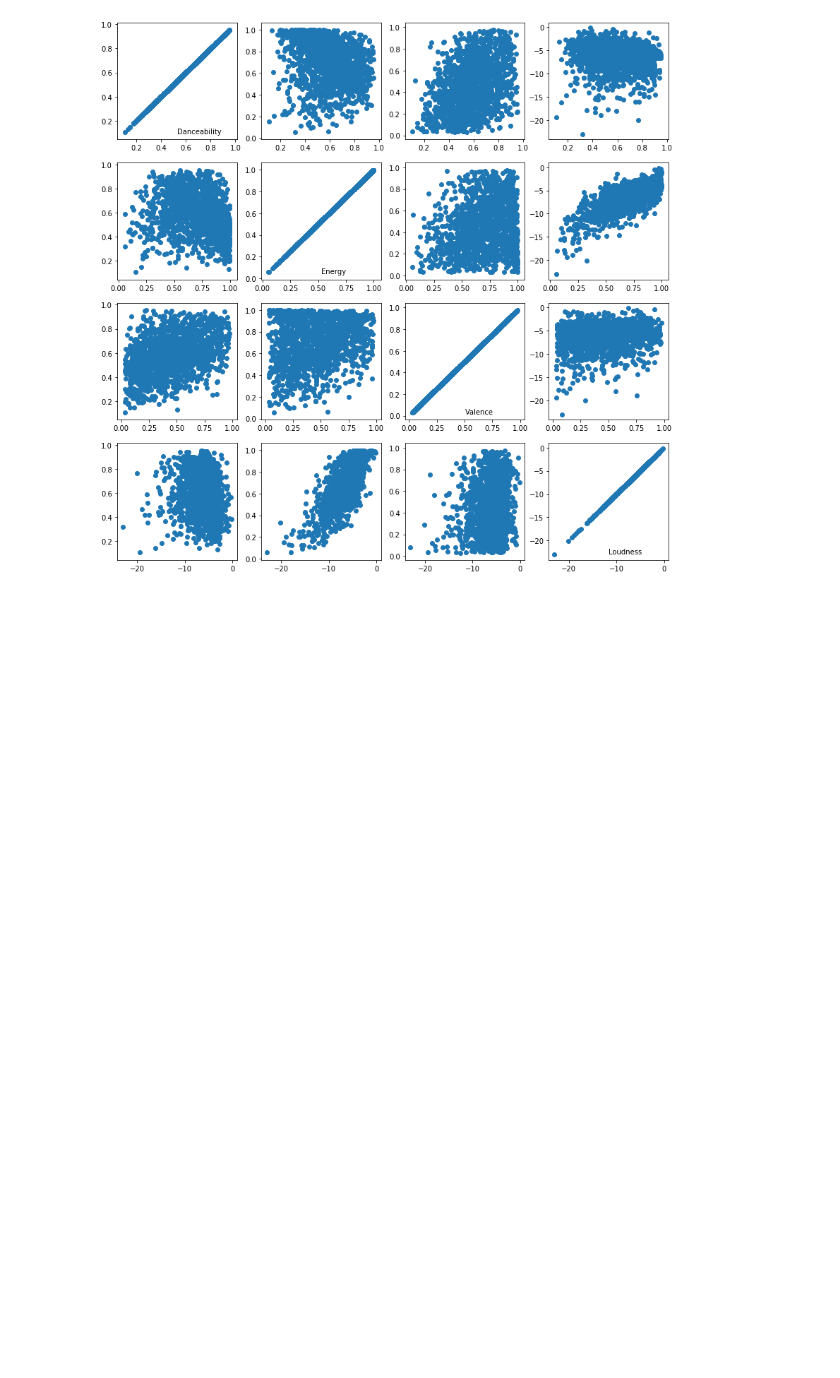
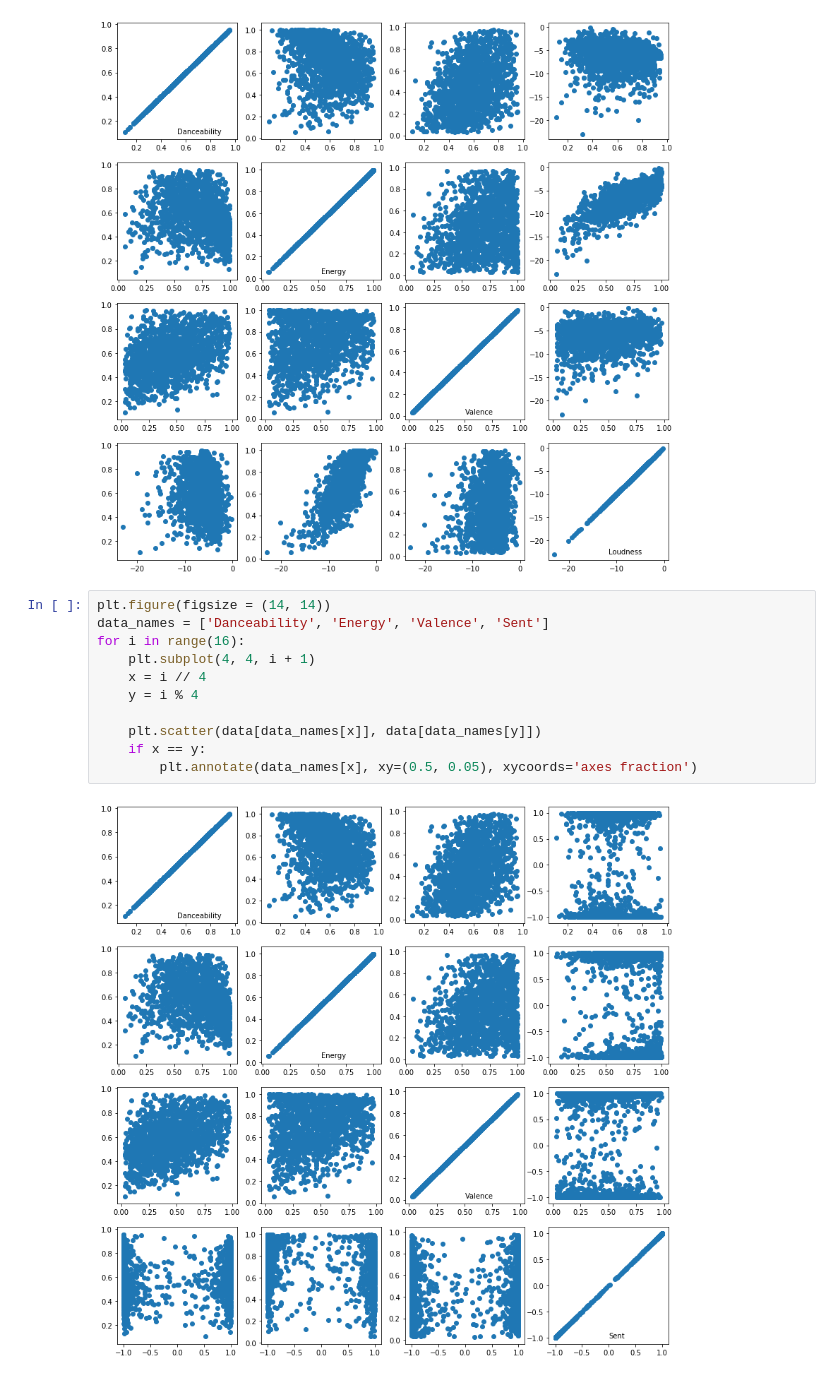
Before and after one commit to ccamp032/Music-Mood-Analysis, a Jupyter notebook: Phase_2_data_analysis/LyricDataset_Dmitri.ipynb, the cells around one changed output. Drawn from its saved outputs; the diff is of its cells as text; blank space fills up the shorter version.

```diff
--- a/Phase_2_data_analysis/LyricDataset_Dmitri.ipynb
+++ b/Phase_2_data_analysis/LyricDataset_Dmitri.ipynb
@@ -184,3 +184,16 @@ for i in range(16):
         plt.annotate(data_names[x], xy=(0.5, 0.05), xycoords='axes fraction')
 # %% [output]
 [figure]
+# %%
+plt.figure(figsize = (14, 14))
+data_names = ['Danceability', 'Energy', 'Valence', 'Sent']
+for i in range(16):
+    plt.subplot(4, 4, i + 1)
+    x = i // 4
+    y = i % 4
+
+    plt.scatter(data[data_names[x]], data[data_names[y]])
+    if x == y:
+        plt.annotate(data_names[x], xy=(0.5, 0.05), xycoords='axes fraction')
+# %% [output]
+[figure, added]
```
Also changed, not shown: parts of 2 cells of this notebook.
